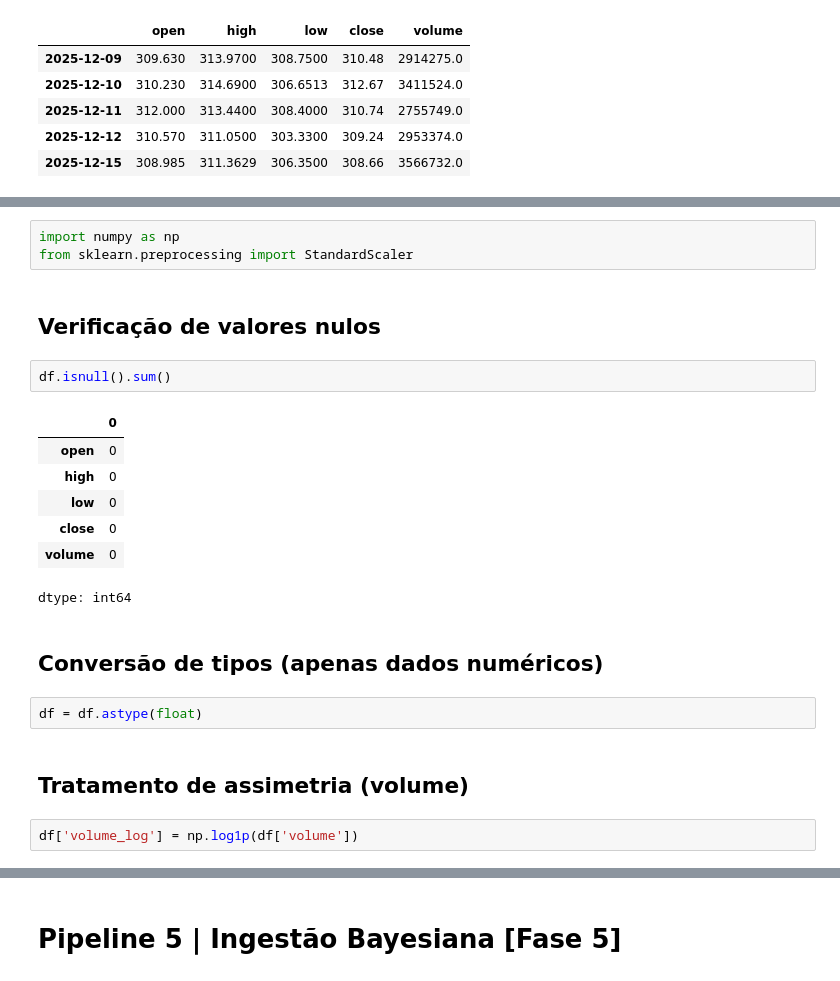
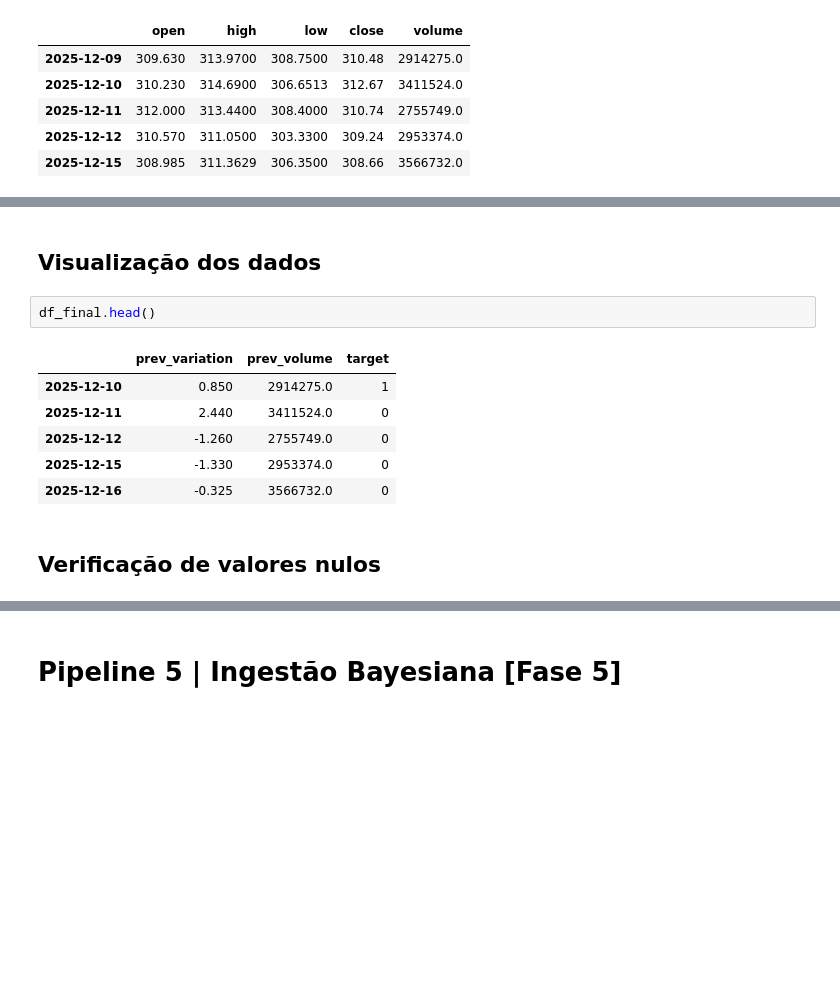
Before and after one commit to miriam-silva/ProvaIcomaAM, a Jupyter notebook: prova_01_miriam_silva.ipynb, the cells around one changed output, grey strips where cells are left out. Drawn from its saved outputs; the diff is of its cells as text; blank space fills up the shorter version.

```diff
--- a/prova_01_miriam_silva.ipynb
+++ b/prova_01_miriam_silva.ipynb
@@ -42,23 +103,13 @@ df.head()
-# %%
-import numpy as np
-from sklearn.preprocessing import StandardScaler
+# %% [markdown]
+## Visualização dos dados
+# %%
+df_final.head()
+# %% [output]
+|  | prev_variation | prev_volume | target |
+| 2025-12-10 | 0.850 | 2914275.0 | 1 |
+| 2025-12-11 | 2.440 | 3411524.0 | 0 |
+| 2025-12-12 | -1.260 | 2755749.0 | 0 |
+| 2025-12-15 | -1.330 | 2953374.0 | 0 |
+| 2025-12-16 | -0.325 | 3566732.0 | 0 |
 # %% [markdown]
 ## Verificação de valores nulos
-# %%
-df.isnull().sum()
-# %% [output]
-|  | 0 |
-| open | 0 |
-| high | 0 |
-| low | 0 |
-| close | 0 |
-| volume | 0 |
-dtype: int64
-# %% [markdown]
-## Conversão de tipos (apenas dados numéricos)
-# %%
-df = df.astype(float)
-# %% [markdown]
-## Tratamento de assimetria (volume)
-# %%
-df['volume_log'] = np.log1p(df['volume'])
```
Also changed, not shown: parts of 67 cells of this notebook.
